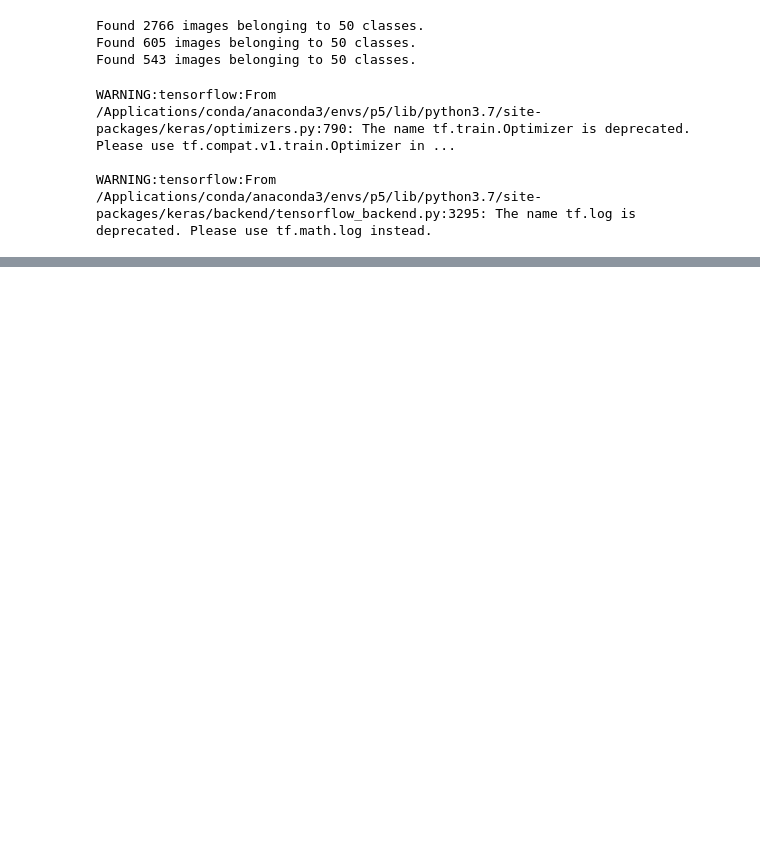
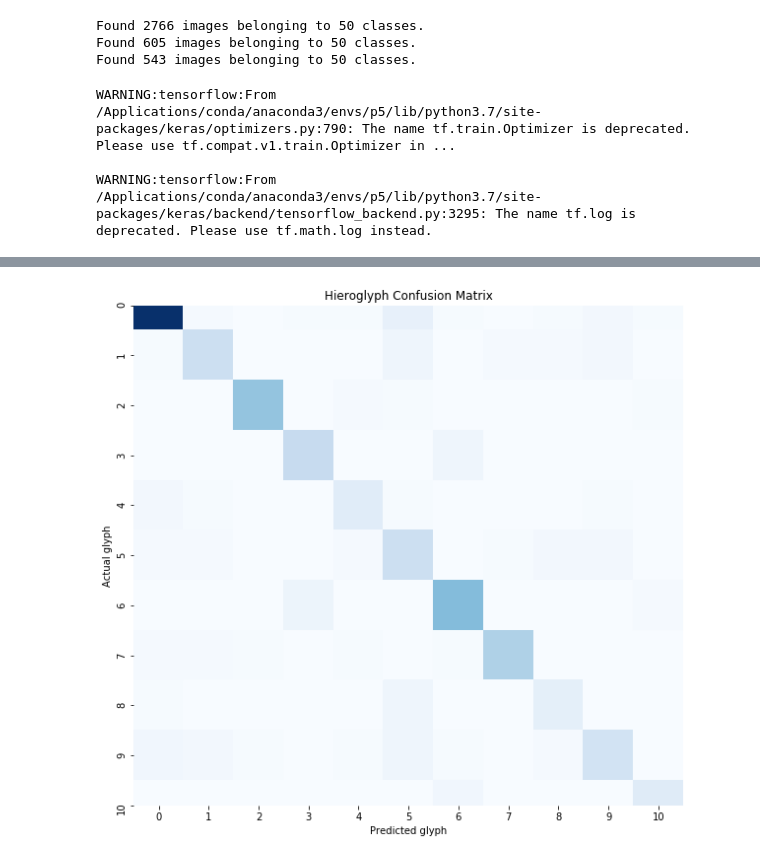
Before and after one commit to scottkds/metis_project5, a Jupyter notebook: models/Hieroglyph_Classifier.ipynb, the cells around one changed output, grey strips where cells are left out. Drawn from its saved outputs; the diff is of its cells as text; code cells hidden in the pictures; blank space fills up the shorter version.

```diff
--- a/models/Hieroglyph_Classifier.ipynb
+++ b/models/Hieroglyph_Classifier.ipynb
@@ -334,0 +373,19 @@ Clipping input data to the valid range for imshow with RGB data ([0..1] for floa
+# %%
+def get_glyph_name(series):
+    """Returns the name of the for each element of the input series."""
+    file = series['filename']
+    m = re.match(r'^([a-z]+)/', file)
+    n = re.match(r'^([A-Z]{1}\d+)/', file)
+    if m:
+        return m.group(1)
+    elif n:
+        return n.group(1)
+    else:
+        return 'unknown'
+# %%
+# Create a dataframe fromthe predictions
+pred_df = pd.DataFrame(predictions, columns=['predicted'])
+pred_df = pred_df.merge(pd.DataFrame(test_batches2.filenames, columns=['filename']), left_index=True, right_index=True)
+pred_df['glyph'] = pred_df.apply(lambda row: get_glyph_name(row), axis=1)
+pred_df['match'] = pred_df['predicted'] == pred_df['glyph']
+pred_df.head()
@@ -334,0 +405,12 @@ Clipping input data to the valid range for imshow with RGB data ([0..1] for floa
+# %%
+def get_indices(series, idx_dict):
+    """Returns a numpy array from indices for input series of class names."""
+    indices = pd.Series(index=series.index)
+    for idx, val in series.iteritems():
+        indices[idx] = idx_dict[val]
+    return indices
+# %%
+# Set y_true, and y_pred for f1_score, recall, and confusion matrixes
+y_pred = get_indices(pred_df.predicted, train_batches2.class_indices)
+y_true = get_indices(pred_df.glyph, train_batches2.class_indices)
+f1_score(y_true, y_pred, average='weighted')
@@ -334,0 +442,12 @@ Clipping input data to the valid range for imshow with RGB data ([0..1] for floa
+# %%
+# Plot a confusion matrix for the hieroglyph classifications
+glyph_confusion = confusion_matrix(y_pred, y_true)
+plt.figure(figsize=(10,10))
+sns.heatmap(glyph_confusion, cmap=plt.cm.Blues, annot=False, square=True, cbar=False)#,
+plt.cbar = False
+
+plt.xlabel('Predicted glyph')
+plt.ylabel('Actual glyph')
+plt.title('Hieroglyph Confusion Matrix');
+# %% [output]
+[figure, added]
```
Also changed, not shown: parts of 66 cells of this notebook.
